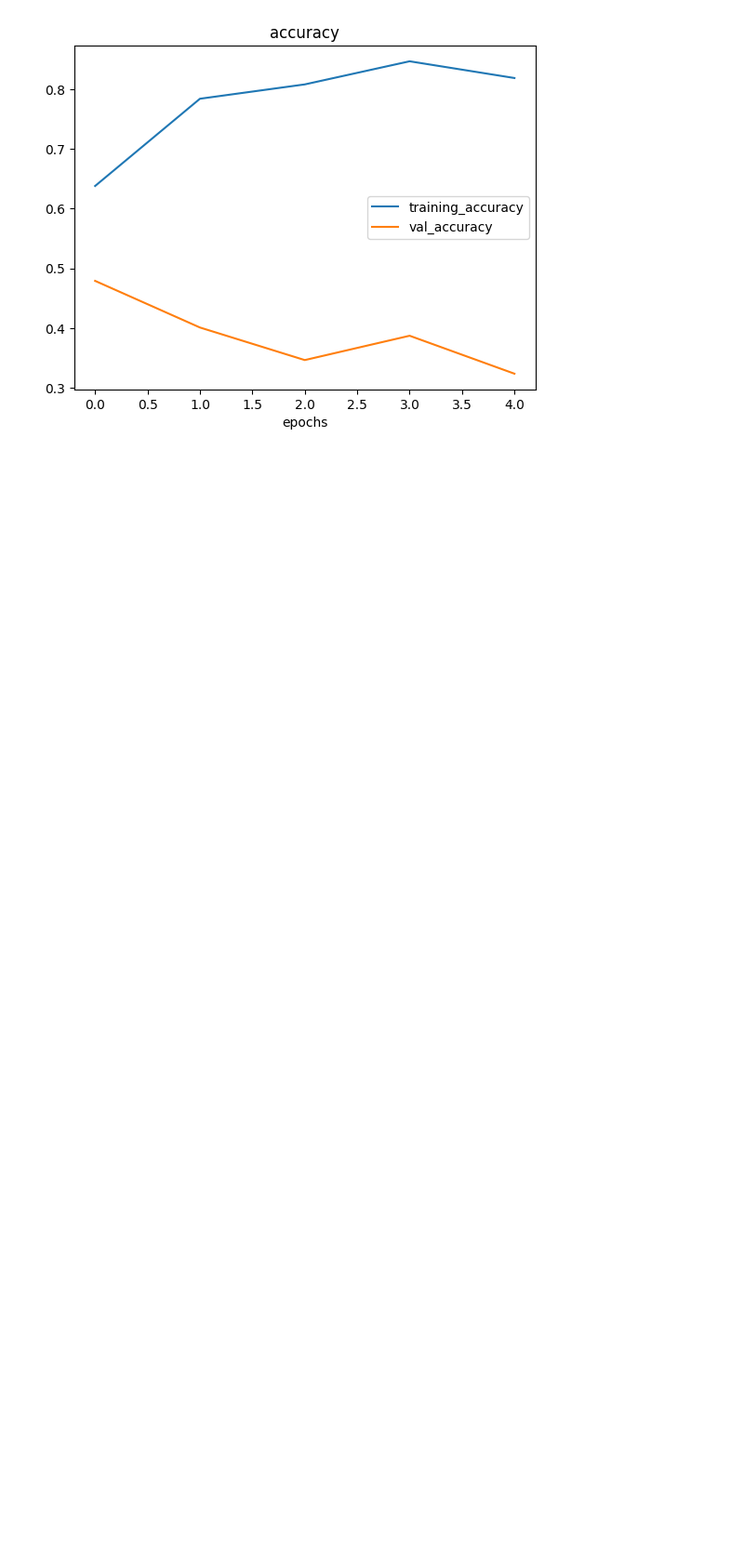
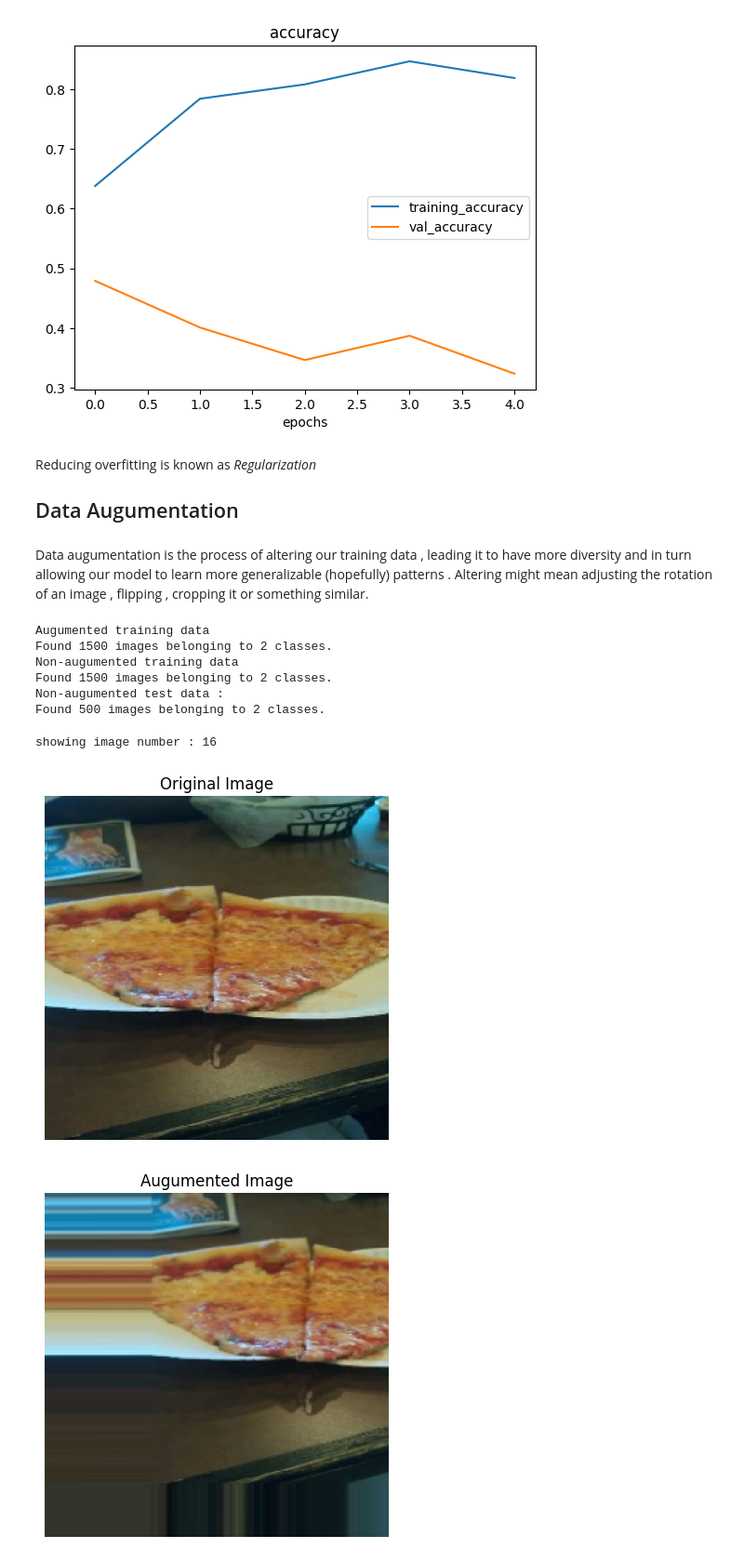
Before and after one commit to CprALin/JupyterNotebooks, a Jupyter notebook: 03_tensorflow_computer_vision.ipynb, the cells around one changed output. Shown at 93% size. Cells and saved outputs as stored; diff of their text form; code cells hidden in the pictures; blank space fills up the shorter version.

```diff
--- a/03_tensorflow_computer_vision.ipynb
+++ b/03_tensorflow_computer_vision.ipynb
@@ -646,3 +646,7 @@ plot_loss_curves(history_5)
 # %% [output]
 [figure]
 [figure]
+# %% [markdown]
+Reducing overfitting is known as *Regularization*
+
+## Data Augumentation
@@ -648,0 +668,55 @@ plot_loss_curves(history_5)
+# %% [markdown]
+Data augumentation is the process of altering our training data , leading it to have more diversity and in turn allowing our model to learn more generalizable (hopefully) patterns .
+Altering might mean adjusting the rotation of an image , flipping , cropping it or something similar.
+# %%
+# Import data and augument it from training directory
+print("Augumented training data")
+train_data_augumented = train_datagen_augumentation.flow_from_directory(train_dir,
+                                                                        target_size=(244,244),
+                                                                        batch_size=32,
+                                                                        class_mode="binary",
+                                                                        shuffle=False)
+
+# Create non augumented data batches
+print("Non-augumented training data")
+train_data = train_datagen.flow_from_directory(train_dir,
+                                               target_size=(244,244),
+                                               batch_size=32,
+                                               class_mode="binary",
+                                               shuffle=False)
+
+# Create non-augumented test data batches
+print("Non-augumented test data :")
+test_data = test_datagen.flow_from_directory(test_dir,
+                                             target_size=(244,244),
+                                             batch_size=32,
+                                             class_mode="binary",
+                                             shuffle=False)
+# %% [output]
+Augumented training data
+Found 1500 images belonging to 2 classes.
+Non-augumented training data
+Found 1500 images belonging to 2 classes.
+Non-augumented test data :
+Found 500 images belonging to 2 classes.
+# %%
+# Get sample data batches
+images , labels = next(train_data)
+augumented_images , augumented_labels = next(train_data_augumented) # note : labels aren't augumented (only data - images)
+# %%
+# Show original image and augumented image
+import random
+random_number = random.randint(0, 32) # our batch size are 32
+
+print(f"showing image number : {random_number}")
+plt.imshow(images[random_number])
+plt.title("Original Image")
+plt.axis(False)
+plt.figure()
+plt.imshow(augumented_images[random_number])
+plt.title("Augumented Image")
+plt.axis(False);
+# %% [output]
+showing image number : 16
+[figure, added]
+[figure, added]
```
Also changed, not shown: parts of 1 cell of this notebook.
